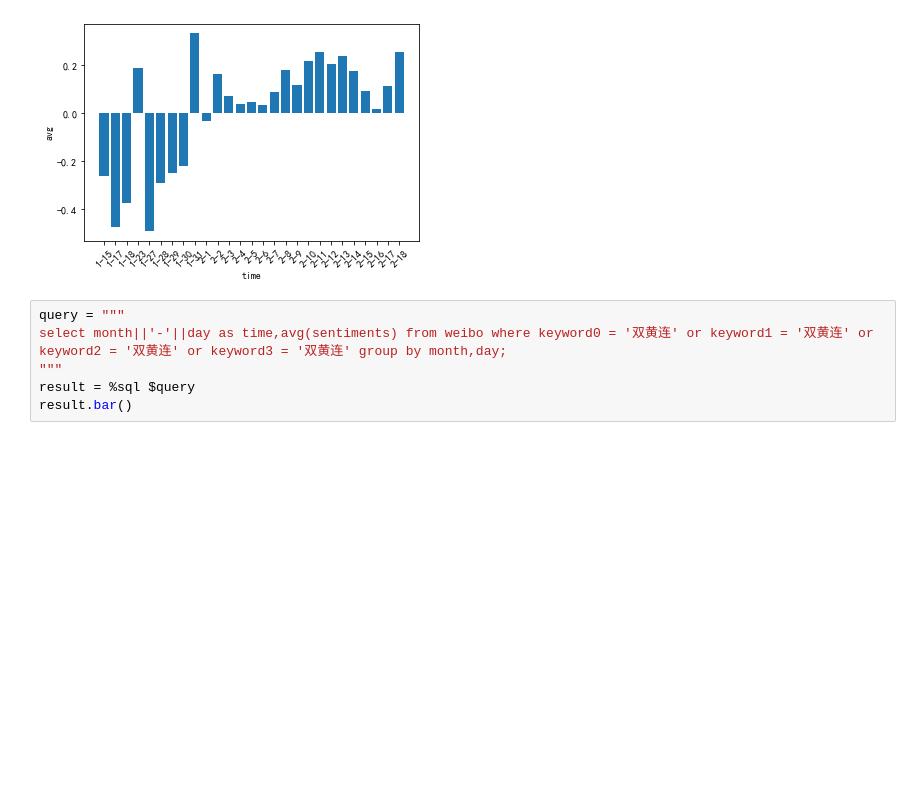
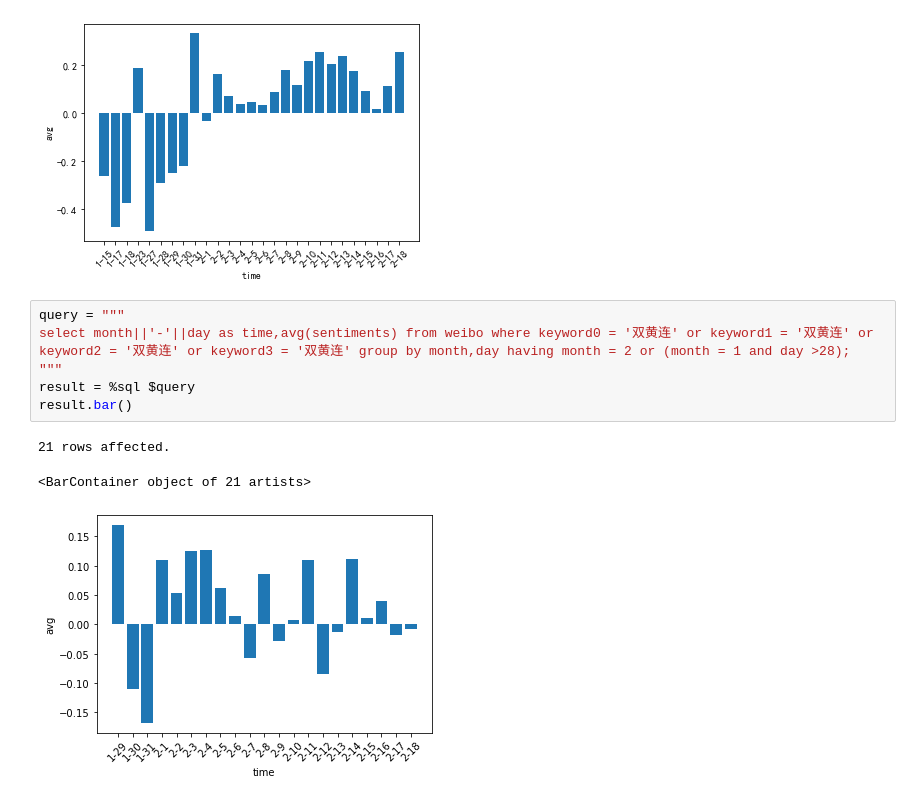
Before and after one commit to yunwei37/COVID-19-NLP-vis, a Jupyter notebook: notebook/NLP.ipynb, the cells around one changed output. Drawn from its saved outputs; the diff is of its cells as text; blank space fills up the shorter version.

```diff
--- a/notebook/NLP.ipynb
+++ b/notebook/NLP.ipynb
@@ -398,7 +433,11 @@ result.bar()
 [figure]
 # %%
 query = """
-select month||'-'||day as time,avg(sentiments) from weibo where keyword0 = '双黄连' or keyword1 = '双黄连' or keyword2 = '双黄连' or keyword3 = '双黄连' group by month,day;
+select month||'-'||day as time,avg(sentiments) from weibo where keyword0 = '双黄连' or keyword1 = '双黄连' or keyword2 = '双黄连' or keyword3 = '双黄连' group by month,day having month = 2 or (month = 1 and day >28);
 """
 result = %sql $query
 result.bar()
+# %% [output]
+21 rows affected.
+<BarContainer object of 21 artists>
+[figure, added]
```
Also changed, not shown: parts of 18 cells of this notebook, 8 other files.
